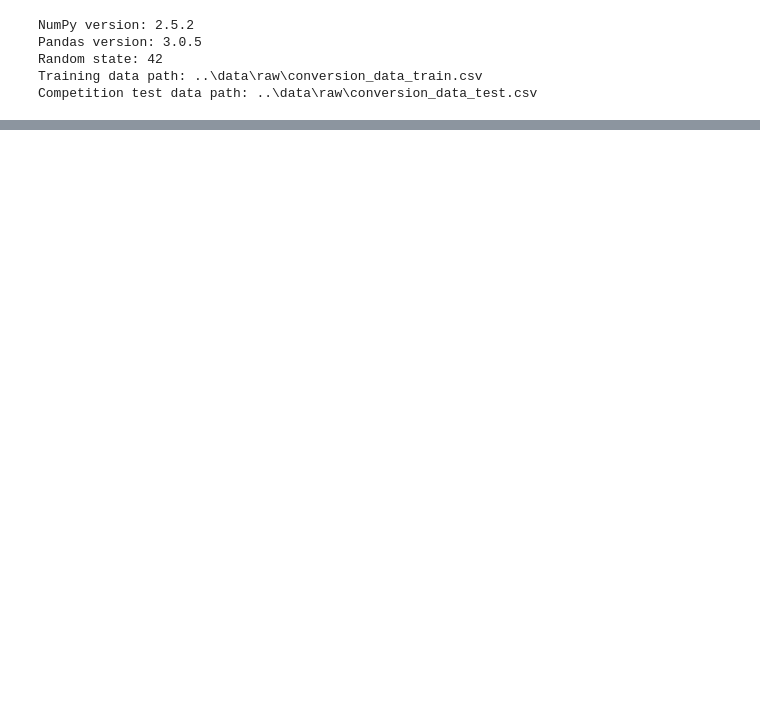
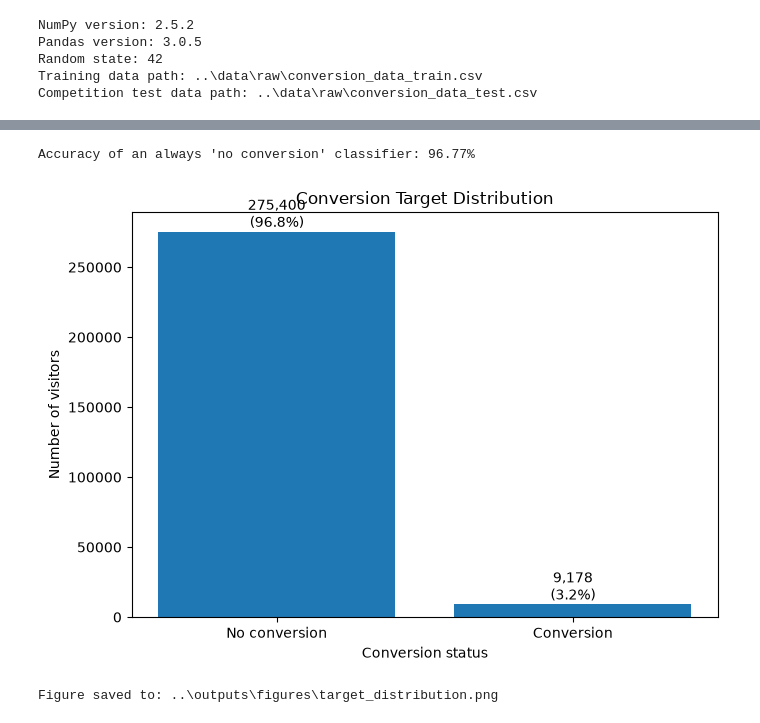
Before and after one commit to AlexandraBelj/3_Conversion_rate_challenge, a Jupyter notebook: notebooks/01_EDA_Preprocessing.ipynb, the cells around one changed output, grey strips where cells are left out. Drawn from its saved outputs; the diff is of its cells as text; code cells hidden in the pictures; blank space fills up the shorter version.

```diff
--- a/notebooks/01_EDA_Preprocessing.ipynb
+++ b/notebooks/01_EDA_Preprocessing.ipynb
@@ -83,0 +409,20 @@ Competition test data path: ..\data\raw\conversion_data_test.csv
+# %%
+# Target distribution
+# ---------------------------------------------------------------------------
+
+target_counts = train_data["converted"].value_counts().sort_index()
+target_proportions = (
+    train_data["converted"]
+    .value_counts(normalize=True)
+    .sort_index()
+)
+
+conversion_rate = train_data["converted"].mean()
+
+print("Target counts:")
+print(target_counts)
+
+print("\nTarget proportions:")
+print(target_proportions)
+
+print(f"\nConversion rate: {conversion_rate:.2%}")
@@ -83,0 +443,48 @@ Competition test data path: ..\data\raw\conversion_data_test.csv
+# %%
+# Majority-class baseline accuracy
+# ---------------------------------------------------------------------------
+
+majority_class_accuracy = target_proportions.max()
+
+print(
+    "Accuracy of an always 'no conversion' classifier: "
+    f"{majority_class_accuracy:.2%}"
+)
+# %% [output]
+Accuracy of an always 'no conversion' classifier: 96.77%
+# %%
+# Target distribution visualization
+# ---------------------------------------------------------------------------
+
+fig, ax = plt.subplots(figsize=(7, 5))
+
+bars = ax.bar(
+    ["No conversion", "Conversion"],
+    target_counts.values,
+)
+
+ax.set_title("Conversion Target Distribution")
+ax.set_xlabel("Conversion status")
+ax.set_ylabel("Number of visitors")
+
+for bar, count in zip(bars, target_counts.values):
+    percentage = count / len(train_data)
+    ax.text(
+        bar.get_x() + bar.get_width() / 2,
+        bar.get_height(),
+        f"{count:,}\n({percentage:.1%})",
+        ha="center",
+        va="bottom",
+    )
+
+plt.tight_layout()
+
+figure_path = FIGURES_PATH / "target_distribution.png"
+plt.savefig(figure_path, dpi=300, bbox_inches="tight")
+
+plt.show()
+
+print(f"Figure saved to: {figure_path}")
+# %% [output]
+[figure, added]
+Figure saved to: ..\outputs\figures\target_distribution.png
```
Also changed, not shown: parts of 45 cells of this notebook, 4 other files.
